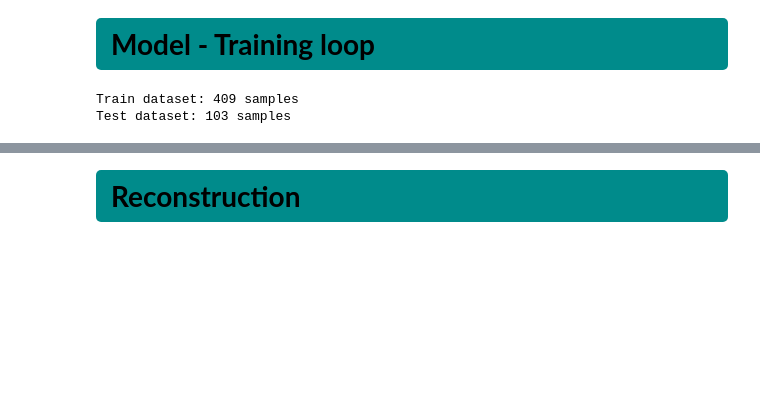
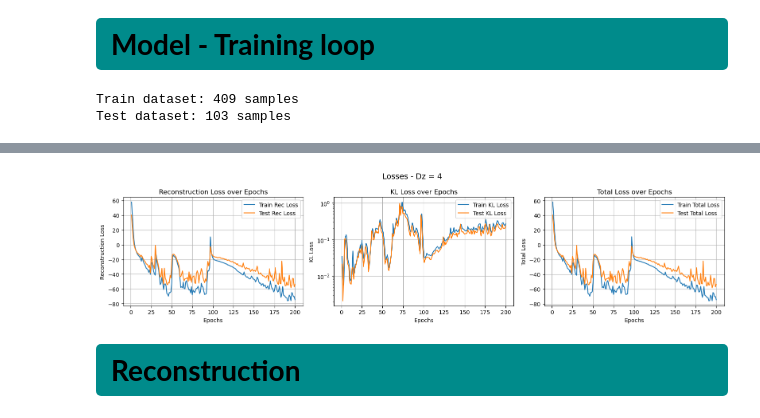
Before and after one commit to BenjaminDeporte/MVA_Stage, a Jupyter notebook: Latent_ODE_Model_01.ipynb, the cells around one changed output, grey strips where cells are left out. Saved outputs shown, nothing was run; the diff lists cells and outputs as text; code cells hidden in the pictures; blank space fills up the shorter version.

Commit message:
Latent ODE - working notebook

```diff
--- a/Latent_ODE_Model_01.ipynb
+++ b/Latent_ODE_Model_01.ipynb
@@ -597,11 +634,11 @@ Dz = 4  # dimension of the latent space
 # prior
 p_theta_z = MultivariateNormal(torch.zeros(Dz).to(device), torch.eye(Dz).to(device))
 # latent ODE flow
-latent_ode_func = LatentODEFunc(Dz).to(device)
+latent_ode_func = LatentODEFunc(Dz, hidden_dim=64, n_layers=4).to(device)
 # decoder
-decoder = Decoder(Dz, Dx, n_layers=2).to(device)
+decoder = Decoder(Dz, Dx, n_layers=4).to(device)
 # encoder / approximate posterior
-rnn_encoder = RNNEncoder(input_size=Dx, hidden_size=32, latent_size=Dz, n_layers=1).to(device)
+rnn_encoder = RNNEncoder(input_dim=Dx, hidden_dim=64, latent_dim=Dz, n_layers=4).to(device)
 
 # report out
 print(f"Model components:")
@@ -611,7 +648,6 @@ print(f"Decoder : {decoder}")
 print(f"RNN Encoder : {rnn_encoder}")
 
 # training loop parameters
-n_epochs = 5
 learning_rate = 1e-3
 
 optimizer = torch.optim.Adam(
@@ -621,7 +657,6 @@ optimizer = torch.optim.Adam(
 
 # report out
 print(f"Training parameters:")
-print(f"Number of epochs : {n_epochs}")
 print(f"Learning rate : {learning_rate}")
 print(f"Optimizer : {optimizer}")
 # %% [output]
@@ -644,7 +679,6 @@ Parameter Group 0
 )
 # %%
 # Training step
-
 def train_step(batch_sampled_ts, batch_sampled_noisy_trajectory, optimizer, rnn_encoder, latent_ode_func, decoder):
     """
     Perform one training step (ie one epoch)
@@ -682,7 +716,7 @@ def train_step(batch_sampled_ts, batch_sampled_noisy_trajectory, optimizer, rnn_
     # compute latent trajectory z1:N from z0 and t1:N with latent ODE
     batch_size, n_points = batch_sampled_ts.shape
     for i in range(batch_size):
-        z_sample = odeint_adjoint(latent_ode_func, z0_samples[i], batch_sampled_ts[i], rtol=1e-2, atol=1e-2, method='rk4')
+        z_sample = odeint_adjoint(latent_ode_func, z0_samples[i], batch_sampled_ts[i], rtol=1e-3, atol=1e-3, method='rk4')
         if i == 0:
             z_samples = z_sample.unsqueeze(0)
         else:
@@ -709,7 +743,6 @@ def train_step(batch_sampled_ts, batch_sampled_noisy_trajectory, optimizer, rnn_
     return rnn_encoder, latent_ode_func, decoder, loss.item(), rec_loss.item(), kl_loss.item()
 # %%
 # Test step
-
 def test_step(batch_sampled_ts, batch_sampled_noisy_trajectory, rnn_encoder, latent_ode_func, decoder):
     """
     Perform one test step (ie one epoch)
@@ -743,7 +776,7 @@ def test_step(batch_sampled_ts, batch_sampled_noisy_trajectory, rnn_encoder, lat
         # compute latent trajectory z1:N from z0 and t1:N with latent ODE
         batch_size, n_points = batch_sampled_ts.shape
         for i in range(batch_size):
-            z_sample = odeint_adjoint(latent_ode_func, z0_samples[i], batch_sampled_ts[i], rtol=1e-2, atol=1e-2, method='rk4')
+            z_sample = odeint_adjoint(latent_ode_func, z0_samples[i], batch_sampled_ts[i], rtol=1e-3, atol=1e-3, method='rk4')
             if i == 0:
                 z_samples = z_sample.unsqueeze(0)
             else:
@@ -764,5 +797,7 @@ def test_step(batch_sampled_ts, batch_sampled_noisy_trajectory, rnn_encoder, lat
         loss = rec_loss + kl_loss
 
     return loss.item(), rec_loss.item(), kl_loss.item()
+# %%
+save_file = '/home/benjamin/Folders_Python/MVA_Stage/models/spiral_vae_ode.pth'
 # %%
 # Training loop
@@ -841,0 +909,37 @@ Epoch 5  / 5   - Train Loss: +8.3733e+00 (Rec: +7.7659e+00, KL: +6.0732e-01) | T
+# %%
+# plot losses
+fig, ax = plt.subplots(figsize=(16,4), nrows=1, ncols=3)
+epochs = np.arange(1, n_epochs+1)
+
+# reconstruction loss
+ax[0].plot(epochs, train_rec_losses, label='Train Rec Loss')
+ax[0].plot(epochs, test_rec_losses, label='Test Rec Loss')
+ax[0].set_xlabel('Epochs')
+ax[0].set_ylabel('Reconstruction Loss')
+ax[0].set_title('Reconstruction Loss over Epochs')
+ax[0].legend()
+ax[0].grid(True)
+# KL loss
+ax[1].plot(epochs, train_kl_losses, label='Train KL Loss')
+ax[1].plot(epochs, test_kl_losses, label='Test KL Loss')
+ax[1].set_xlabel('Epochs')
+ax[1].set_ylabel('KL Loss')
+ax[1].set_yscale('log')
+ax[1].set_title('KL Loss over Epochs')
+ax[1].legend()
+ax[1].grid(True)
+# total loss
+ax[2].plot(epochs, train_total_losses, label='Train Total Loss')
+ax[2].plot(epochs, test_total_losses, label='Test Total Loss')
+ax[2].set_xlabel('Epochs')
+ax[2].set_ylabel('Total Loss')
+ax[2].set_title('Total Loss over Epochs')
+ax[2].legend()
+ax[2].grid(True)
+
+fig.suptitle(f'Losses - Dz = {Dz}', fontsize=14)
+
+plt.tight_layout()
+plt.show()
+# %% [output]
+[figure, added]
```
Also changed, not shown: parts of 26 cells of this notebook, 1 other file.
